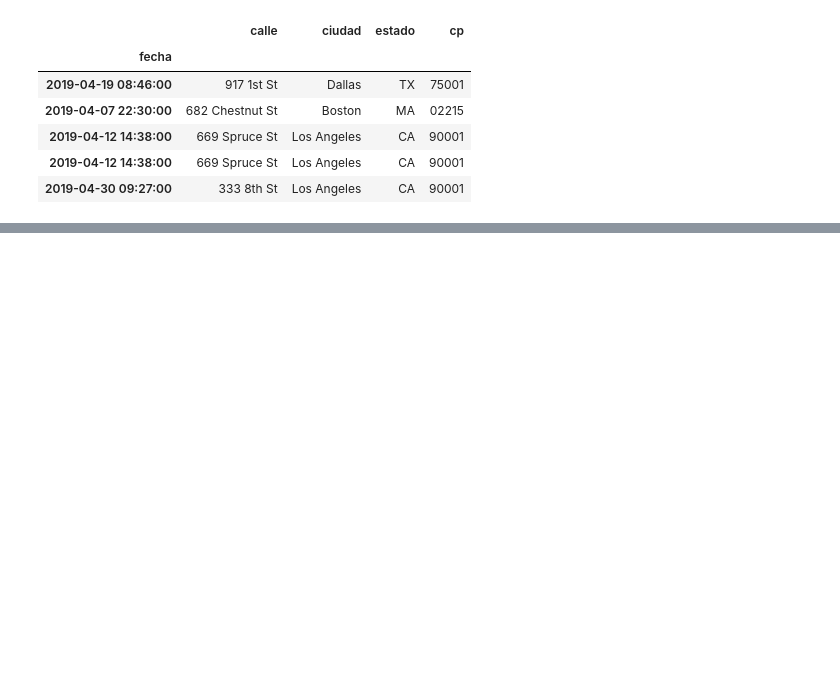
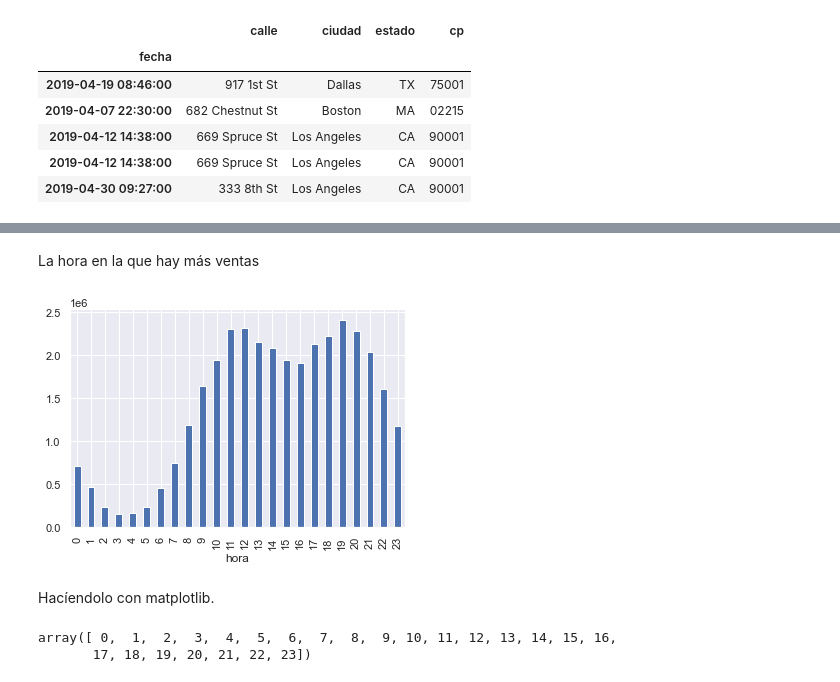
Before and after one commit to neto-riga/DataScience, a Jupyter notebook: analysis/6_Store_Sales.ipynb, the cells around one changed output, grey strips where cells are left out. Saved outputs shown, nothing was run; the diff lists cells and outputs as text; code cells hidden in the pictures; blank space fills up the shorter version.

```diff
--- a/analysis/6_Store_Sales.ipynb
+++ b/analysis/6_Store_Sales.ipynb
@@ -301,0 +341,18 @@ all_data.head()
+# %% [markdown]
+La hora en la que hay más ventas
+# %%
+all_data.groupby("hora")["total_venta"].sum().plot(kind="bar");
+# %% [output]
+[figure, added]
+# %% [markdown]
+Hacíendolo con matplotlib.
+# %%
+# test para dejar claro que haremos después.
+horas = list()
+for hora, df in all_data.groupby("hora"):
+    horas.append(hora)
+horas = np.array(horas)
+horas # lo mismo que np.arange(24)
+# %% [output]
+array([ 0,  1,  2,  3,  4,  5,  6,  7,  8,  9, 10, 11, 12, 13, 14, 15, 16,
+       17, 18, 19, 20, 21, 22, 23])
```
Also changed, not shown: parts of 42 cells of this notebook.
